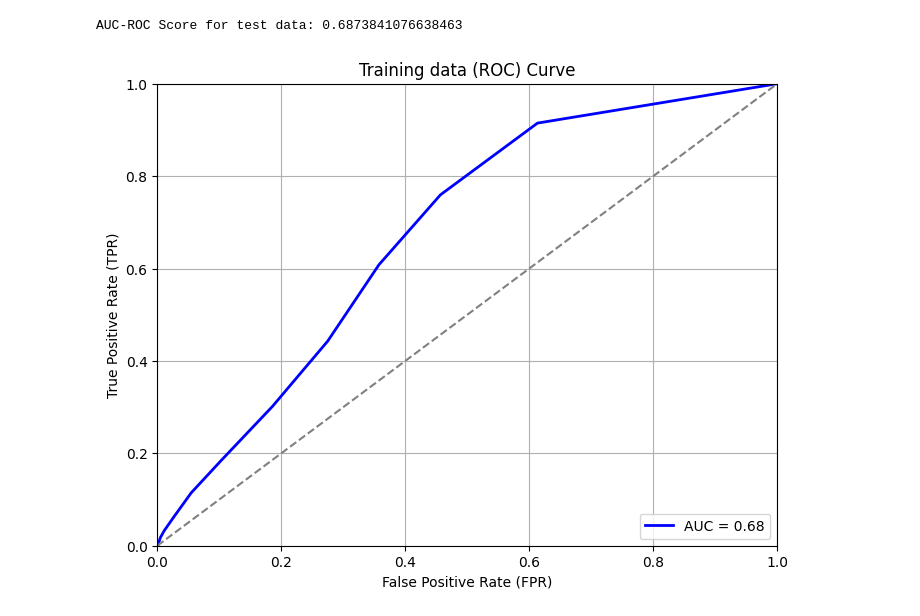
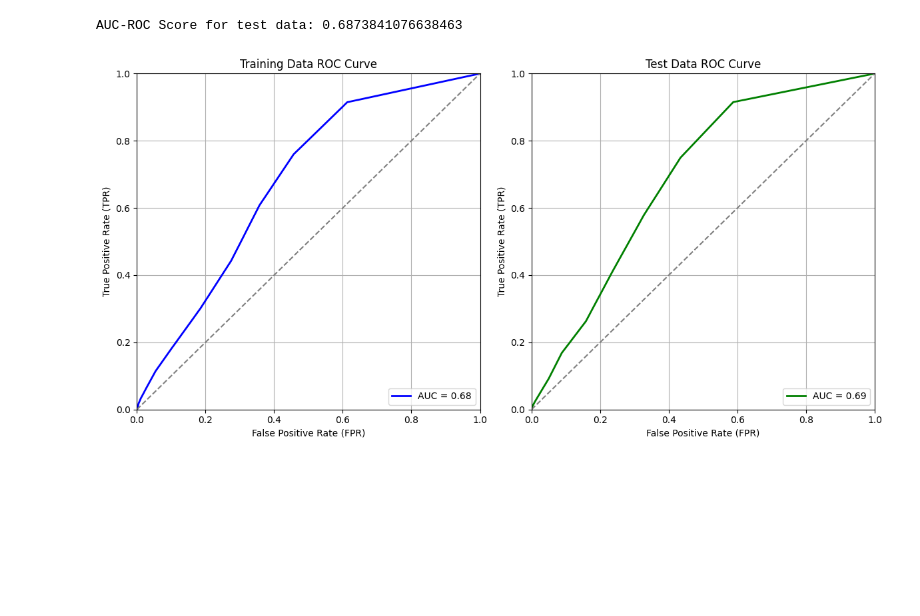
Before and after one commit to AlfonsoGhislieri/NLI-bias, a Jupyter notebook: final.ipynb, the cells around one changed output. Drawn from its saved outputs; the diff is of its cells as text; code cells hidden in the pictures; blank space fills up the shorter version.

```diff
--- a/final.ipynb
+++ b/final.ipynb
@@ -590,31 +612,50 @@ print(f"AUC-ROC Score for test data: {auc_roc}")
 # %% [output]
 AUC-ROC Score for test data: 0.6873841076638463
 # %%
-from sklearn.metrics import roc_curve, auc
-
 # Convert the true labels to binary values (0 for 'neutral', 1 for 'bias')
-y_true = (combined_training_df['bias'] == 'bias').astype(int)
+y_true_train = (combined_training_df['bias'] == 'bias').astype(int)
+y_true_test = (combined_test_df['bias'] == 'bias').astype(int)
 
 # Get the predicted ratios from the 'entailment_ratio' column
-y_scores = combined_training_df['entailment_ratio']
+y_scores_train = combined_training_df['entailment_ratio']
+y_scores_test = combined_test_df['entailment_ratio']
 
-# Calculate the ROC curve
-fpr, tpr, thresholds = roc_curve(y_true, y_scores)
+# Calculate the ROC curve for training data
+fpr_train, tpr_train, thresholds_train = roc_curve(y_true_train, y_scores_train)
+roc_auc_train = auc(fpr_train, tpr_train)
 
-# Calculate the AUC
-roc_auc = auc(fpr, tpr)
+# Calculate the ROC curve for test data
+fpr_test, tpr_test, thresholds_test = roc_curve(y_true_test, y_scores_test)
+roc_auc_test = auc(fpr_test, tpr_test)
 
-# Plot the ROC curve
-plt.figure(figsize=(8, 6))
-plt.plot(fpr, tpr, color='blue', lw=2, label=f'AUC = {roc_auc:.2f}')
+# Plot the ROC curves side by side
+plt.figure(figsize=(12, 6))
+
+# Plot for training data
+plt.subplot(1, 2, 1)
+plt.plot(fpr_train, tpr_train, color='blue', lw=2, label=f'AUC = {roc_auc_train:.2f}')
 plt.plot([0, 1], [0, 1], color='gray', linestyle='--')
 plt.xlim([0.0, 1.0])
 plt.ylim([0.0, 1.0])
 plt.xlabel('False Positive Rate (FPR)')
 plt.ylabel('True Positive Rate (TPR)')
-plt.title('Training data (ROC) Curve')
+plt.title('Training Data ROC Curve')
 plt.legend(loc='lower right')
 plt.grid(True)
+
+# Plot for test data
+plt.subplot(1, 2, 2)
+plt.plot(fpr_test, tpr_test, color='green', lw=2, label=f'AUC = {roc_auc_test:.2f}')
+plt.plot([0, 1], [0, 1], color='gray', linestyle='--')
+plt.xlim([0.0, 1.0])
+plt.ylim([0.0, 1.0])
+plt.xlabel('False Positive Rate (FPR)')
+plt.ylabel('True Positive Rate (TPR)')
+plt.title('Test Data ROC Curve')
+plt.legend(loc='lower right')
+plt.grid(True)
+
+plt.tight_layout()
 plt.show()
 # %% [output]
-[figure, old version]
+[figure, new version]
```
Also changed, not shown: parts of 12 cells of this notebook.
